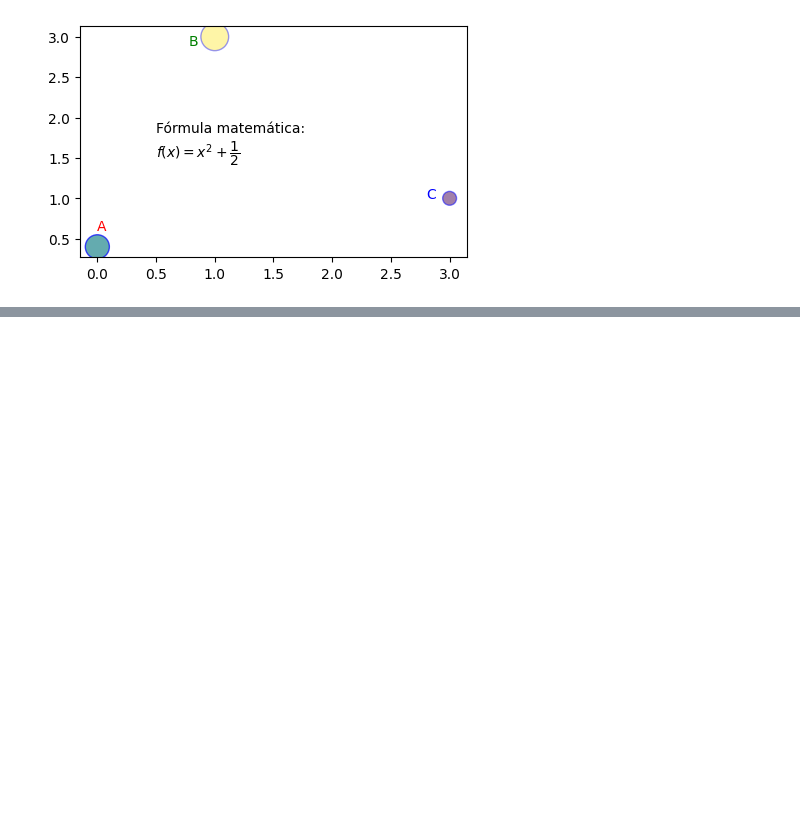
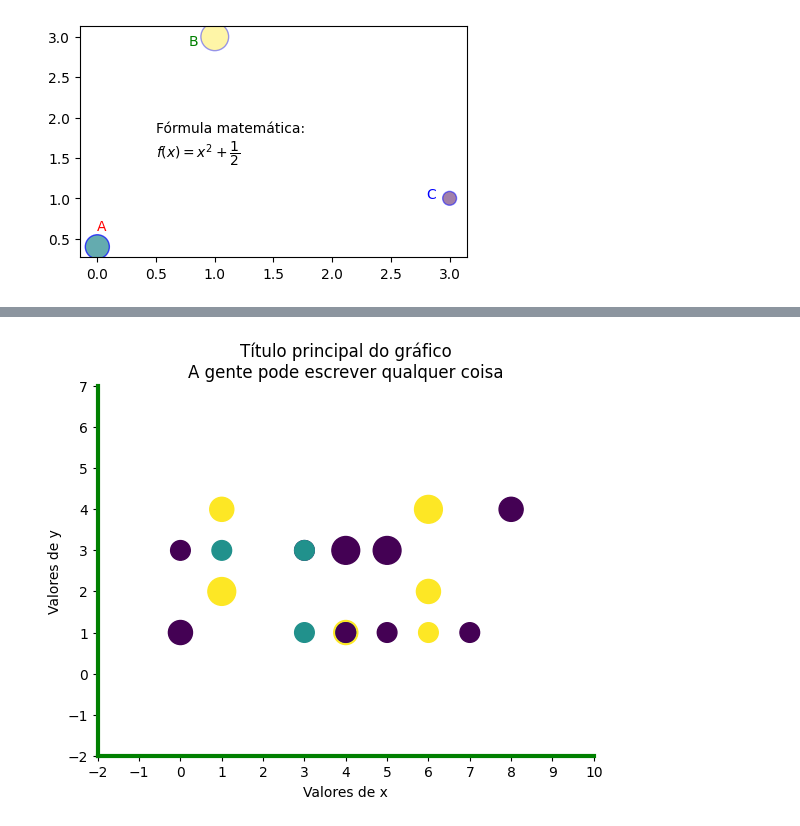
Before and after one commit to jvianna07/matplotlib-tutorial, a Jupyter notebook: tuturial2_fig.ipynb, the cells around one changed output, grey strips where cells are left out. Saved outputs shown, nothing was run; the diff lists cells and outputs as text; code cells hidden in the pictures; blank space fills up the shorter version.

```diff
--- a/tuturial2_fig.ipynb
+++ b/tuturial2_fig.ipynb
@@ -94,0 +121,18 @@ plt.show()
+# %%
+fig, ax = plt.subplots()
+ax.scatter(x1,y1, c=c, s=s)
+ax.set_xlabel("Valores de x")
+ax.set_ylabel("Valores de y")
+ax.set_ylim(-2,7)
+ax.set_xlim(-2,10)
+ax.set_xticks(np.arange(-2,11,1))
+ax.set_title("Título principal do gráfico\nA gente pode escrever qualquer coisa")
+ax.spines["bottom"].set_linewidth(3)
+ax.spines["left"].set_linewidth(3)
+ax.spines["bottom"].set_color("green")
+ax.spines["left"].set_color("green")
+ax.spines["top"].set_visible(False)
+ax.spines["right"].set_visible(False)
+plt.show()
+# %% [output]
+[figure, added]
```
Also changed, not shown: parts of 20 cells of this notebook.
